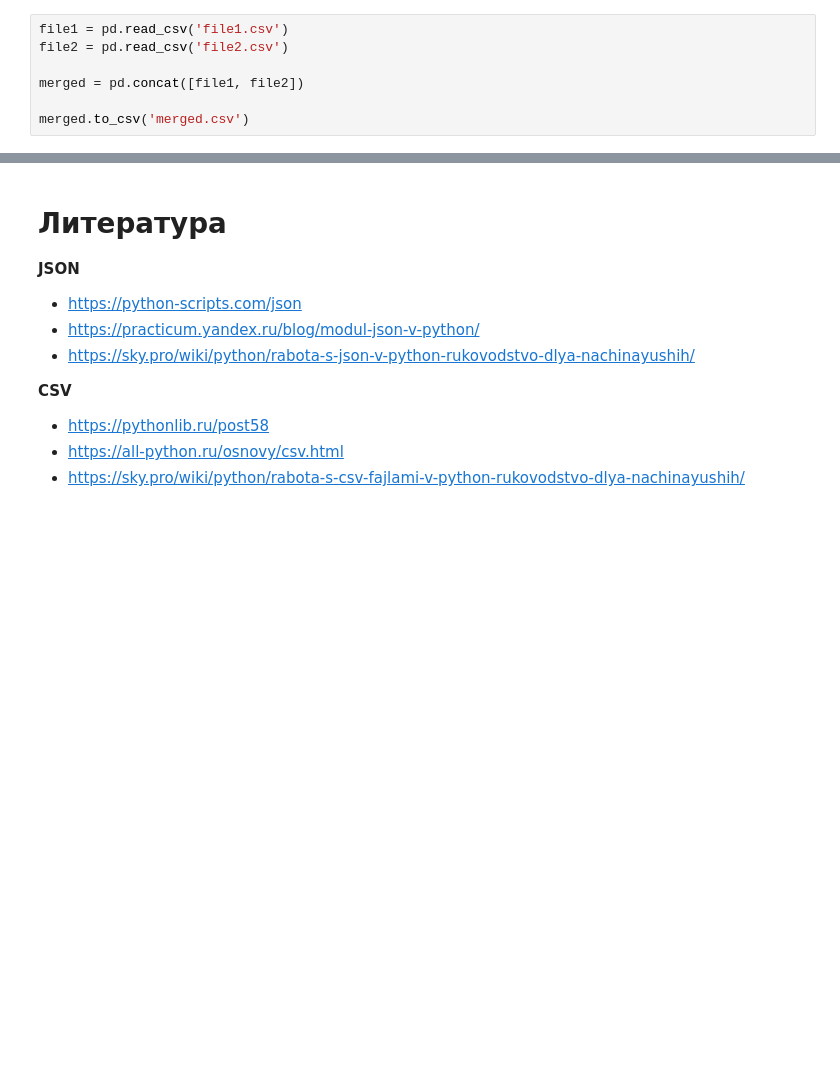
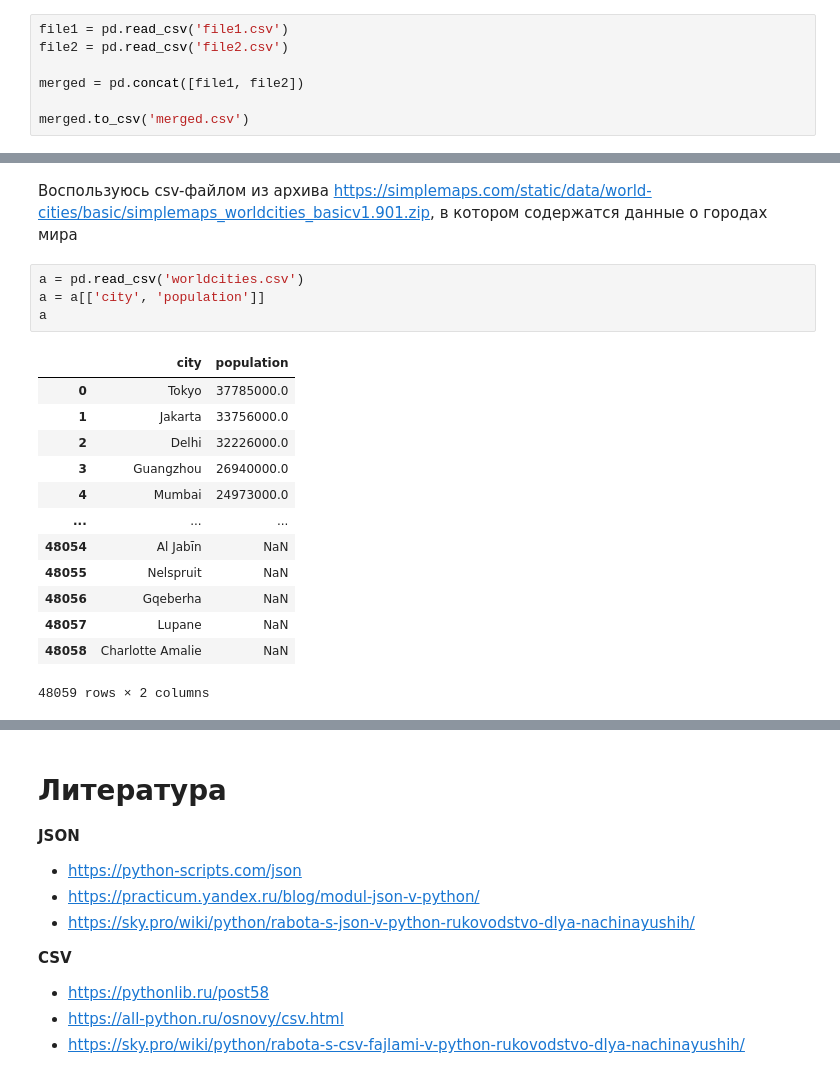
Before and after one commit to Muxa12012/MISIS, a Jupyter notebook: Algorithms_and_Data_Structures/1_JsonCsv/1_JsonCsv.ipynb, the cells around one changed output, grey strips where cells are left out. Cells and saved outputs as stored; diff of their text form; blank space fills up the shorter version.

```diff
--- a/Algorithms_and_Data_Structures/1_JsonCsv/1_JsonCsv.ipynb
+++ b/Algorithms_and_Data_Structures/1_JsonCsv/1_JsonCsv.ipynb
@@ -884,0 +899,20 @@ merged.to_csv('merged.csv')
+# %% [markdown]
+Воспользуюсь csv-файлом из архива https://simplemaps.com/static/data/world-cities/basic/simplemaps_worldcities_basicv1.901.zip, в котором содержатся данные о городах мира
+# %%
+a = pd.read_csv('worldcities.csv')
+a = a[['city', 'population']]
+a
+# %% [output]
+|  | city | population |
+| 0 | Tokyo | 37785000.0 |
+| 1 | Jakarta | 33756000.0 |
+| 2 | Delhi | 32226000.0 |
+| 3 | Guangzhou | 26940000.0 |
+| 4 | Mumbai | 24973000.0 |
+| ... | ... | ... |
+| 48054 | Al Jabīn | NaN |
+| 48055 | Nelspruit | NaN |
+| 48056 | Gqeberha | NaN |
+| 48057 | Lupane | NaN |
+| 48058 | Charlotte Amalie | NaN |
+48059 rows × 2 columns
```
Also changed, not shown: parts of 12 cells of this notebook, 2 other files.
